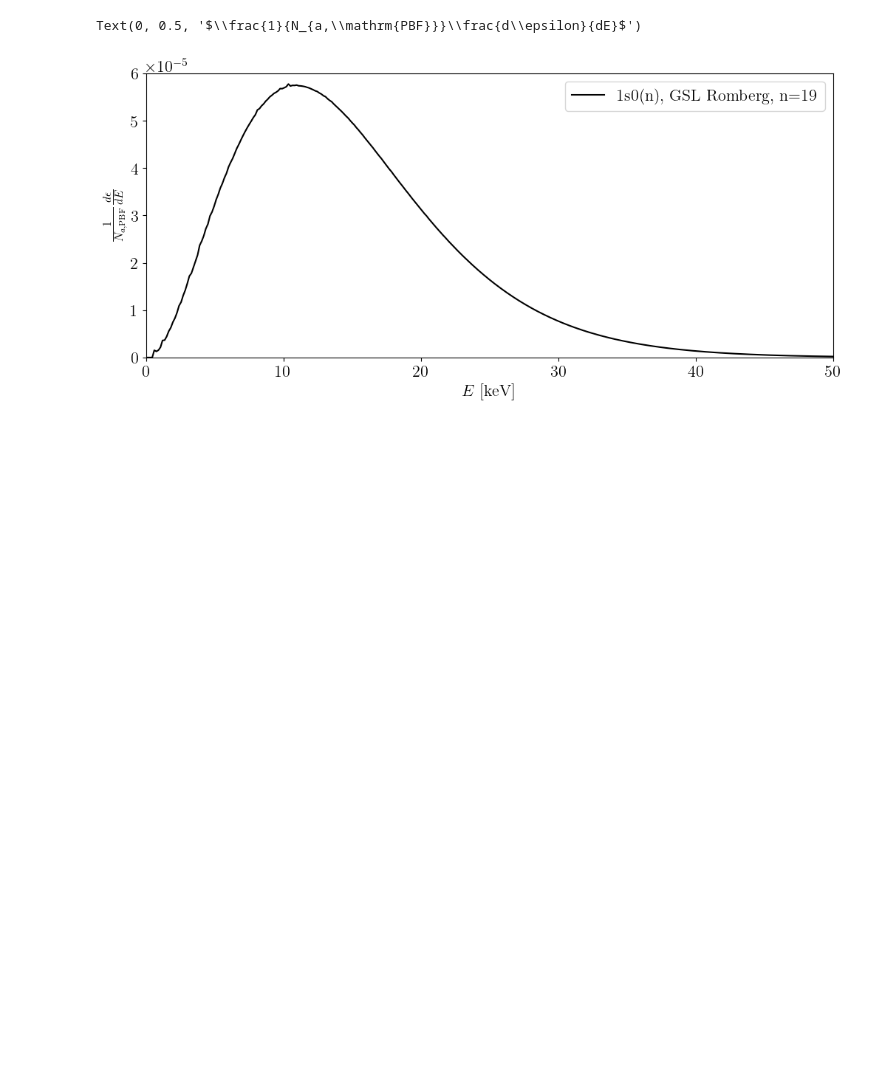
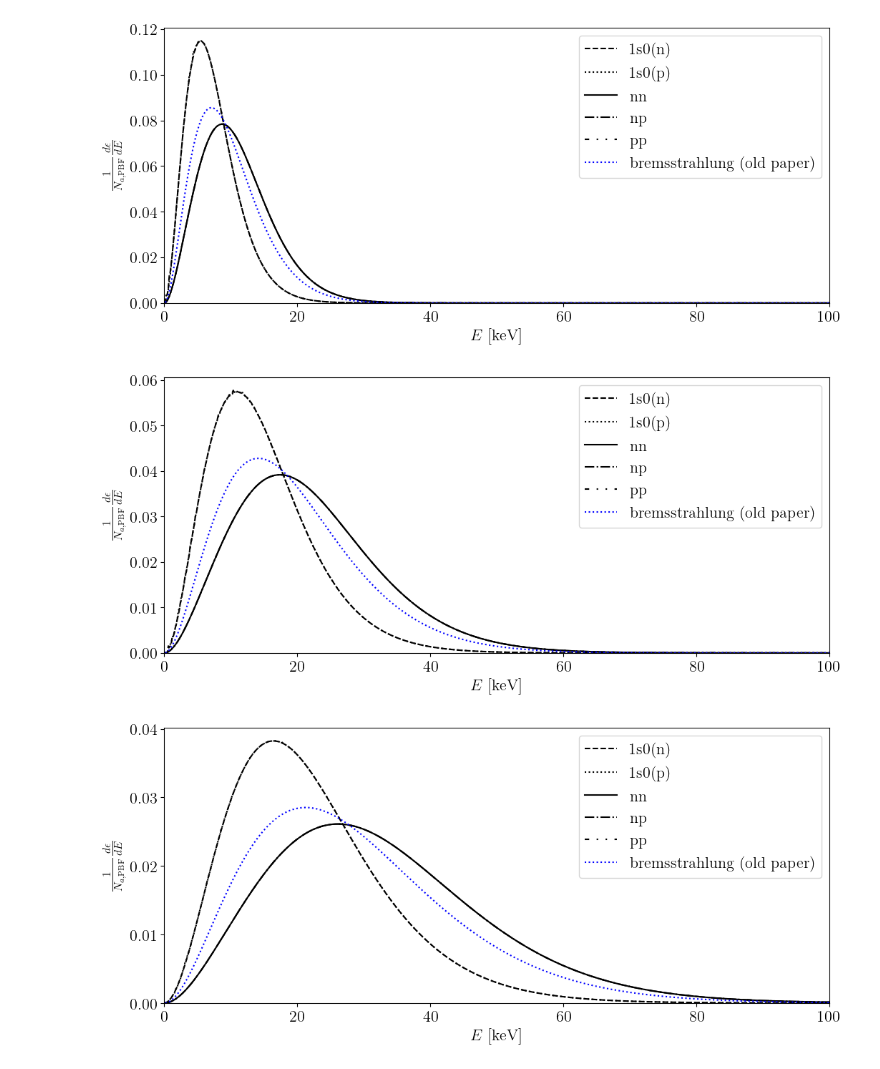
Before and after one commit to MSABuschmann/ns_axion_emission, a Jupyter notebook: notebooks/testing.ipynb, the cells around one changed output. Cells and saved outputs as stored; diff of their text form; code cells hidden in the pictures; blank space fills up the shorter version.

```diff
--- a/notebooks/testing.ipynb
+++ b/notebooks/testing.ipynb
@@ -98,14 +125,29 @@ Text(0, 0.5, '$\\frac{1}{N_{a,\\mathrm{PBF}}}\\frac{d\\epsilon}{dE}$')
+# %%
+K2keV = 8.61833e-8
+
+def dFdE(E, T):
+    z = E/T
+    return 315./(124*np.pi**6)/T*z**3*(z**2 + 4*np.pi**2)/(np.exp(z)-1)
 # %%
-fig, ax = plt.subplots(figsize=(12,5))
-ax.plot(E, spec_1s0n_gsl, marker='', label='1s0(n), GSL Romberg, n=19', color='black')
-plt.legend()
-plt.ylim(0,6e-5)
-plt.xlim(np.min(E), 50)
-plt.xlabel(r'$E$ [keV]')
-plt.ylabel(r'$\frac{1}{N_{a,\mathrm{PBF}}}\frac{d\epsilon}{dE}$')
+for i in range(len(alpha)):
+    fig, ax = plt.subplots(figsize=(12,5))
+    ax.plot(E, pbf_1s0n[i], marker='', label='1s0(n)', color='black', linestyle='--')
+    ax.plot(E, pbf_1s0p[i], marker='', label='1s0(p)', color='black', linestyle=':')
+    ax.plot(E, bremsstrahlung_nn[i], marker='', label='nn', color='black', linestyle='-')
+    ax.plot(E, bremsstrahlung_np[i], marker='', label='np', color='black', linestyle='-.')
+    ax.plot(E, bremsstrahlung_pp[i], marker='', label='pp', color='black', linestyle=(0, (3, 5, 1, 5, 1, 5)))
+    #plt.plot(E, dFdE(E, params[2] * K2keV/1.31), label='thermal (old paper)', color='blue', linestyle=':')
+    plt.plot(E, dFdE(E, params[2] * K2keV * alpha[i]), label='bremsstrahlung (old paper)', color='blue', linestyle=':')
 
-#plt.yscale('log')
-#plt.ylim(1e-18,)
+    plt.legend()
+    plt.xlim(np.min(E), 100)
+    plt.xlabel(r'$E$ [keV]')
+    plt.ylabel(r'$\frac{1}{N_{a,\mathrm{PBF}}}\frac{d\epsilon}{dE}$')
+
+    plt.ylim(0,)
+    #plt.yscale('log')
+    #plt.ylim(1e-6,)
 # %% [output]
-Text(0, 0.5, '$\\frac{1}{N_{a,\\mathrm{PBF}}}\\frac{d\\epsilon}{dE}$')
-[figure, old version]
+[figure, new version]
+[figure, added]
+[figure, added]
```
Also changed, not shown: parts of 15 cells of this notebook, 17 other files.
